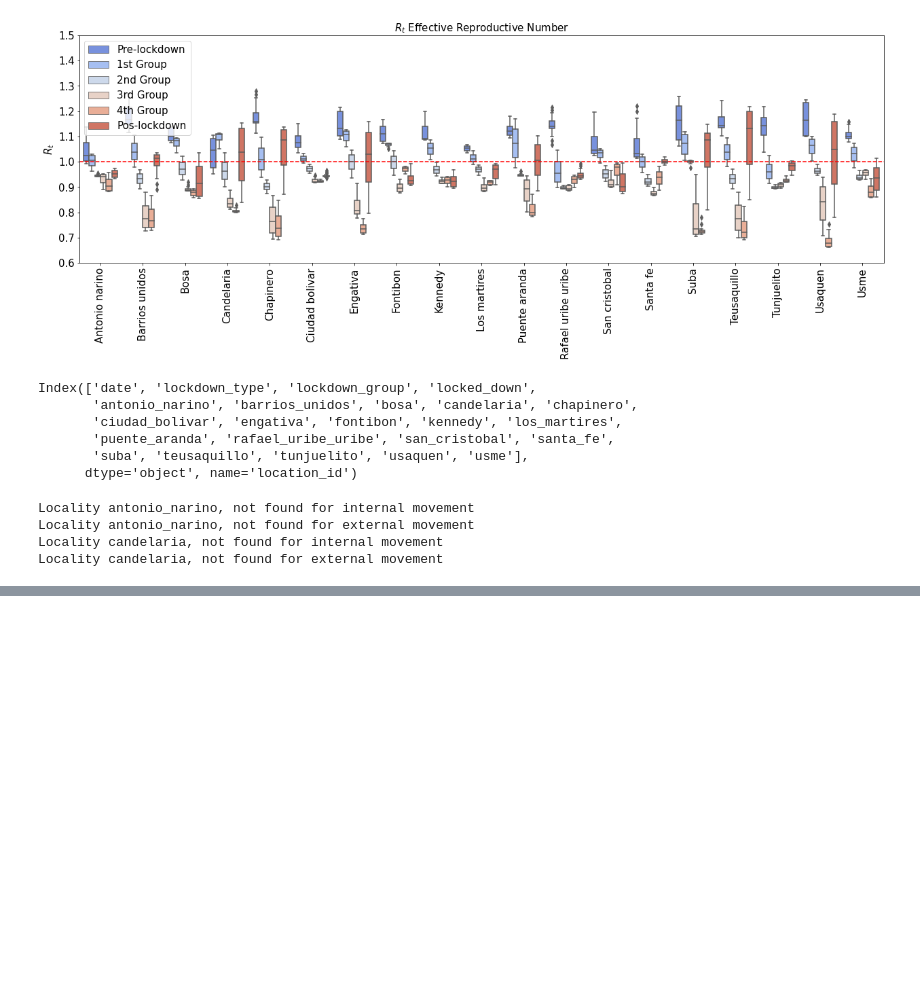
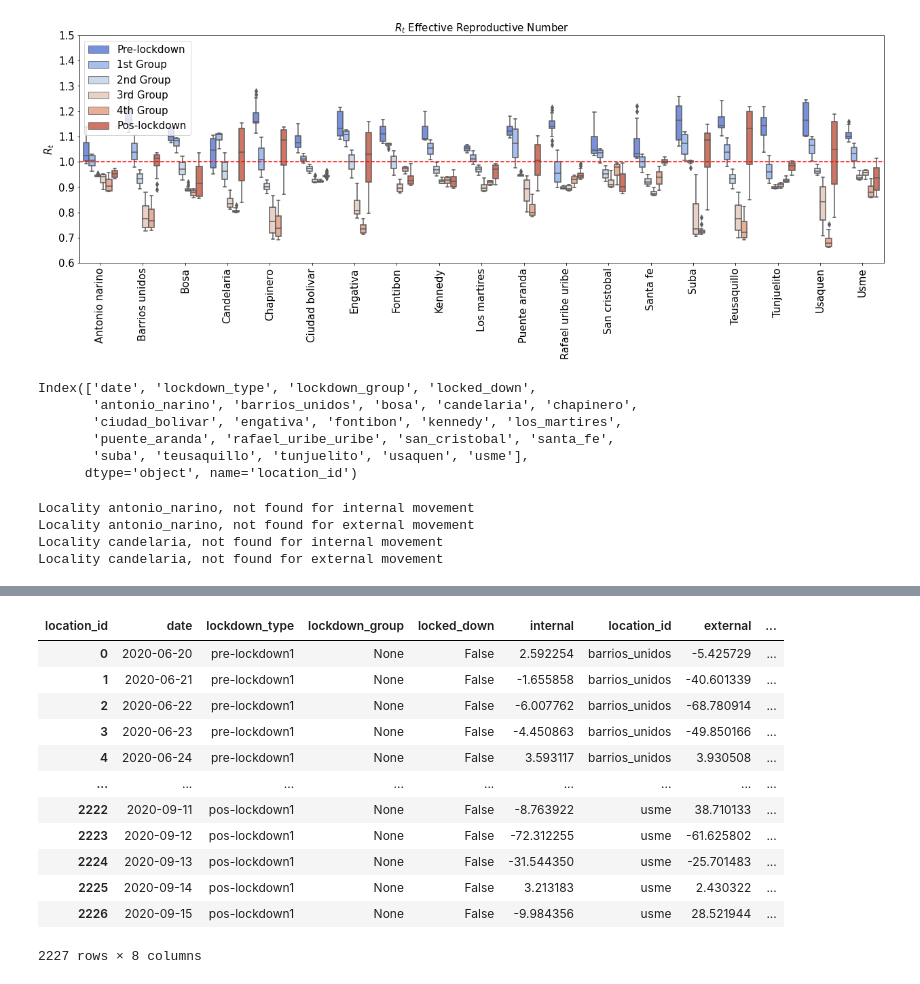
Before and after one commit to ChaosDonkey06/bogota_covid19_lockdowns, a Jupyter notebook: rt_percentual_change.ipynb, the cells around one changed output, grey strips where cells are left out. Drawn from its saved outputs; the diff is of its cells as text; code cells hidden in the pictures; blank space fills up the shorter version.

Commit message:
updating all merged dfs with percentyal change in Rt, external mobility and internal mobility

```diff
--- a/rt_percentual_change.ipynb
+++ b/rt_percentual_change.ipynb
@@ -390,6 +390,7 @@ for loc in rt_df_all["location_id"].unique():
 
         df_this = mov_internal_percent_df[["date", "lockdown_type", "lockdown_group", "locked_down", loc]].copy()
         df_this = df_this.rename(columns={loc: 'internal'})
+        df_this["location_id"] = loc
         mov_percentage_internal_merged_df.append(df_this)
 
     except:
@@ -400,6 +401,7 @@ for loc in rt_df_all["location_id"].unique():
         mov_external_percent_df[loc] = 100*(mov_external_percent_df[loc]-mean_mov_external_percent) / mean_mov_external_percent
         df_this = mov_external_percent_df[["date", "lockdown_type", "lockdown_group", "locked_down", loc]].copy()
         df_this = df_this.rename(columns={loc: 'external'})
+        df_this["location_id"] = loc
         mov_percentage_external_merged_df.append(df_this)
     except:
         print(f'Locality {loc}, not found for external movement')
@@ -446,0 +416,28 @@ mov_percentage_external_merged_df
+# %%
+# 3 DataFrame-s merged with percentual change in Rt, internal movement and external movement.
+
+rt_percentge_merged_df
+mov_percentage_internal_merged_df
+mov_percentage_external_merged_df
+
+
+all_data_merged = pd.merge(mov_percentage_internal_merged_df, mov_percentage_external_merged_df, left_on=['date', 'location_id', 'lockdown_type', 'lockdown_group', 'locked_down'],
+                                                                                                right_on=['date', 'location_id', 'lockdown_type', 'lockdown_group', 'locked_down'])
+all_data_merged = pd.merge(all_data_merged, rt_percentge_merged_df, left_on=['date', 'location_id','lockdown_type', 'lockdown_group', 'locked_down'],
+                                                                    right_on=['date', 'location_id', 'lockdown_type', 'lockdown_group', 'locked_down'])
+
+all_data_merged
+# %% [output]
+| location_id | date | lockdown_type | lockdown_group | locked_down | internal | location_id | external | ... |
+| 0 | 2020-06-20 | pre-lockdown1 | None | False | 2.592254 | barrios_unidos | -5.425729 | ... |
+| 1 | 2020-06-21 | pre-lockdown1 | None | False | -1.655858 | barrios_unidos | -40.601339 | ... |
+| 2 | 2020-06-22 | pre-lockdown1 | None | False | -6.007762 | barrios_unidos | -68.780914 | ... |
+| 3 | 2020-06-23 | pre-lockdown1 | None | False | -4.450863 | barrios_unidos | -49.850166 | ... |
+| 4 | 2020-06-24 | pre-lockdown1 | None | False | 3.593117 | barrios_unidos | 3.930508 | ... |
+| ... | ... | ... | ... | ... | ... | ... | ... | ... |
+| 2222 | 2020-09-11 | pos-lockdown1 | None | False | -8.763922 | usme | 38.710133 | ... |
+| 2223 | 2020-09-12 | pos-lockdown1 | None | False | -72.312255 | usme | -61.625802 | ... |
+| 2224 | 2020-09-13 | pos-lockdown1 | None | False | -31.544350 | usme | -25.701483 | ... |
+| 2225 | 2020-09-14 | pos-lockdown1 | None | False | 3.213183 | usme | 2.430322 | ... |
+| 2226 | 2020-09-15 | pos-lockdown1 | None | False | -9.984356 | usme | 28.521944 | ... |
+2227 rows × 8 columns
```
Also changed, not shown: parts of 3 cells of this notebook.
